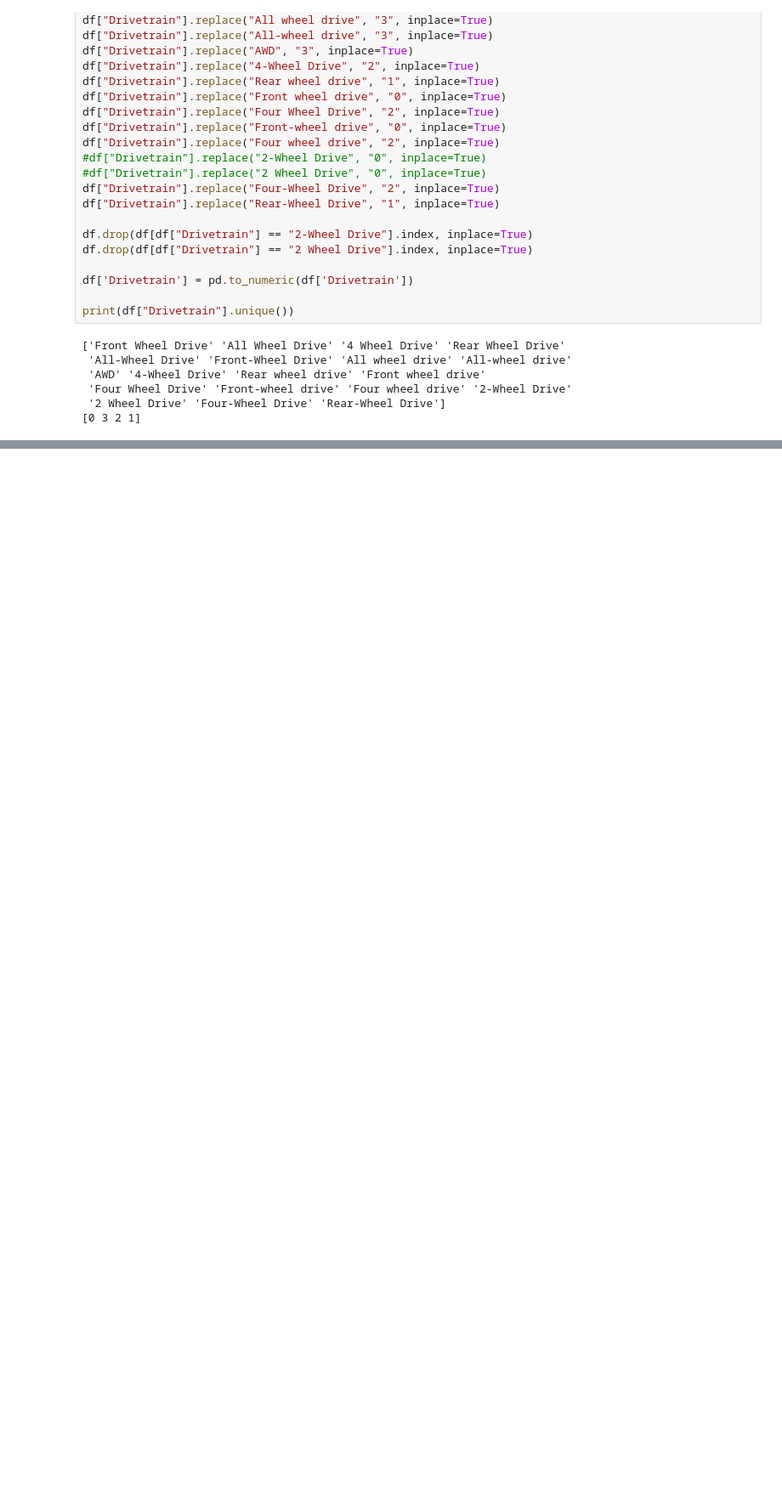
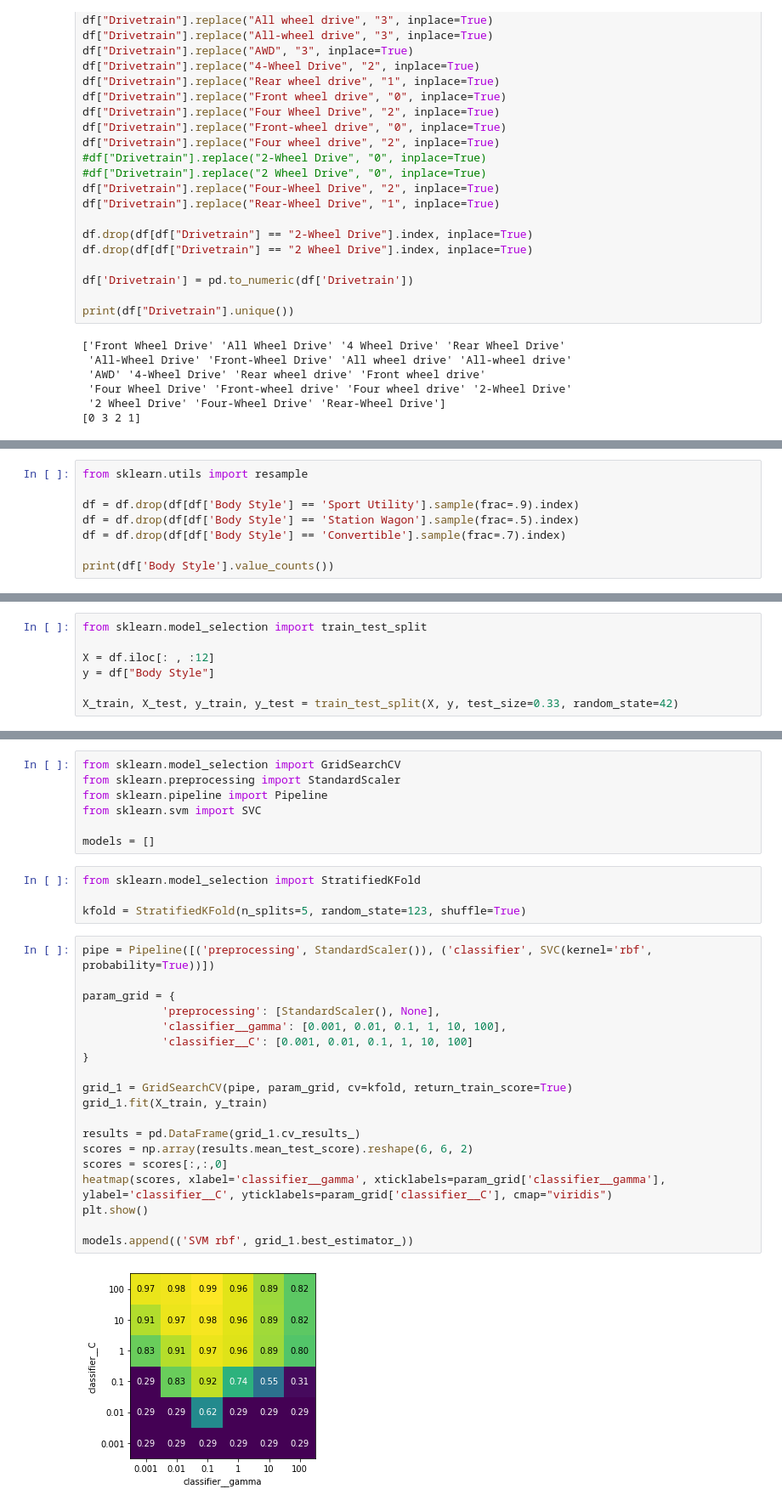
Before and after one commit to DawidMoza/Car-Body-Type-Classification, a Jupyter notebook: Car_Body_Type_Classification.ipynb, the cells around one changed output, grey strips where cells are left out. Shown: that part at 85% size. Drawn from its saved outputs; the diff is of its cells as text; blank space fills up the shorter version.

Commit message:
modeling

```diff
--- a/Car_Body_Type_Classification.ipynb
+++ b/Car_Body_Type_Classification.ipynb
@@ -157,0 +280,8 @@ print(df["Passenger Capacity"].unique())
+# %%
+from sklearn.utils import resample
+
+df = df.drop(df[df['Body Style'] == 'Sport Utility'].sample(frac=.9).index)
+df = df.drop(df[df['Body Style'] == 'Station Wagon'].sample(frac=.5).index)
+df = df.drop(df[df['Body Style'] == 'Convertible'].sample(frac=.7).index)
+
+print(df['Body Style'].value_counts())
@@ -157,0 +326,7 @@ print(df["Passenger Capacity"].unique())
+# %%
+from sklearn.model_selection import train_test_split
+
+X = df.iloc[: , :12]
+y = df["Body Style"]
+
+X_train, X_test, y_train, y_test = train_test_split(X, y, test_size=0.33, random_state=42)
@@ -157,0 +362,32 @@ print(df["Passenger Capacity"].unique())
+# %%
+from sklearn.model_selection import GridSearchCV
+from sklearn.preprocessing import StandardScaler
+from sklearn.pipeline import Pipeline
+from sklearn.svm import SVC
+
+models = []
+# %%
+from sklearn.model_selection import StratifiedKFold
+
+kfold = StratifiedKFold(n_splits=5, random_state=123, shuffle=True)
+# %%
+pipe = Pipeline([('preprocessing', StandardScaler()), ('classifier', SVC(kernel='rbf', probability=True))])
+
+param_grid = {
+            'preprocessing': [StandardScaler(), None],
+            'classifier__gamma': [0.001, 0.01, 0.1, 1, 10, 100],
+            'classifier__C': [0.001, 0.01, 0.1, 1, 10, 100]
+}
+
+grid_1 = GridSearchCV(pipe, param_grid, cv=kfold, return_train_score=True)
+grid_1.fit(X_train, y_train)
+
+results = pd.DataFrame(grid_1.cv_results_)
+scores = np.array(results.mean_test_score).reshape(6, 6, 2)
+scores = scores[:,:,0]
+heatmap(scores, xlabel='classifier__gamma', xticklabels=param_grid['classifier__gamma'], ylabel='classifier__C', yticklabels=param_grid['classifier__C'], cmap="viridis")
+plt.show()
+
+models.append(('SVM rbf', grid_1.best_estimator_))
+# %% [output]
+[figure, added]
```
Also changed, not shown: parts of 42 cells of this notebook.
